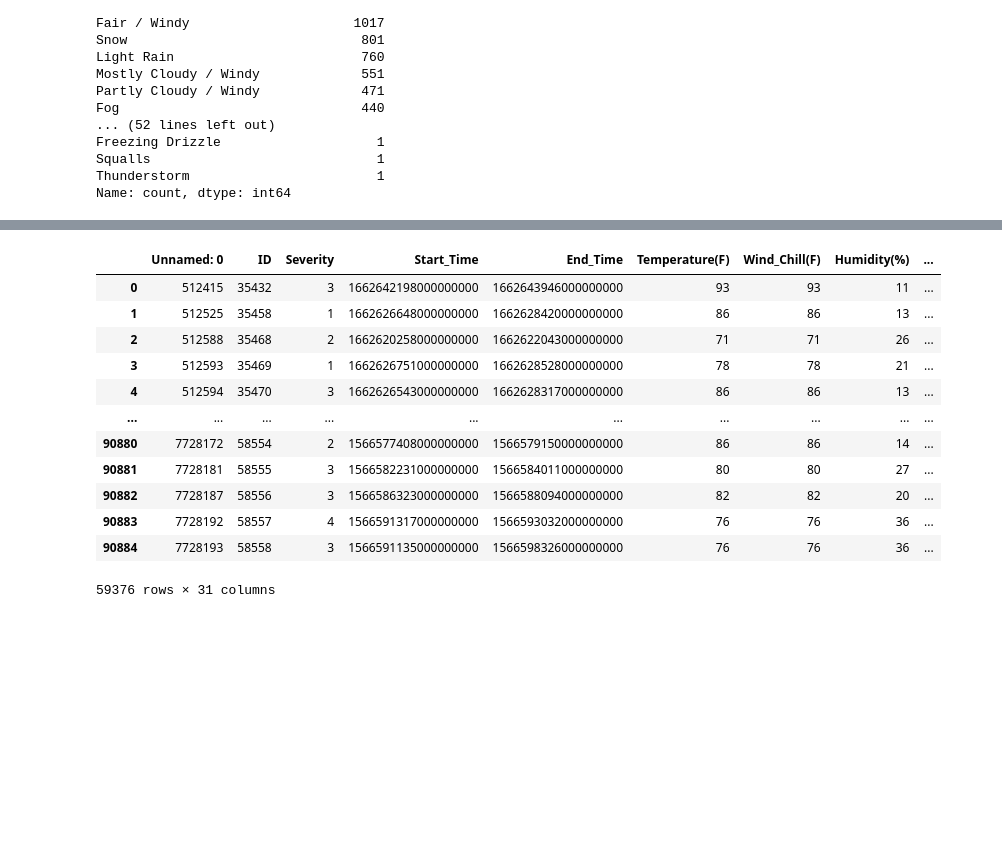
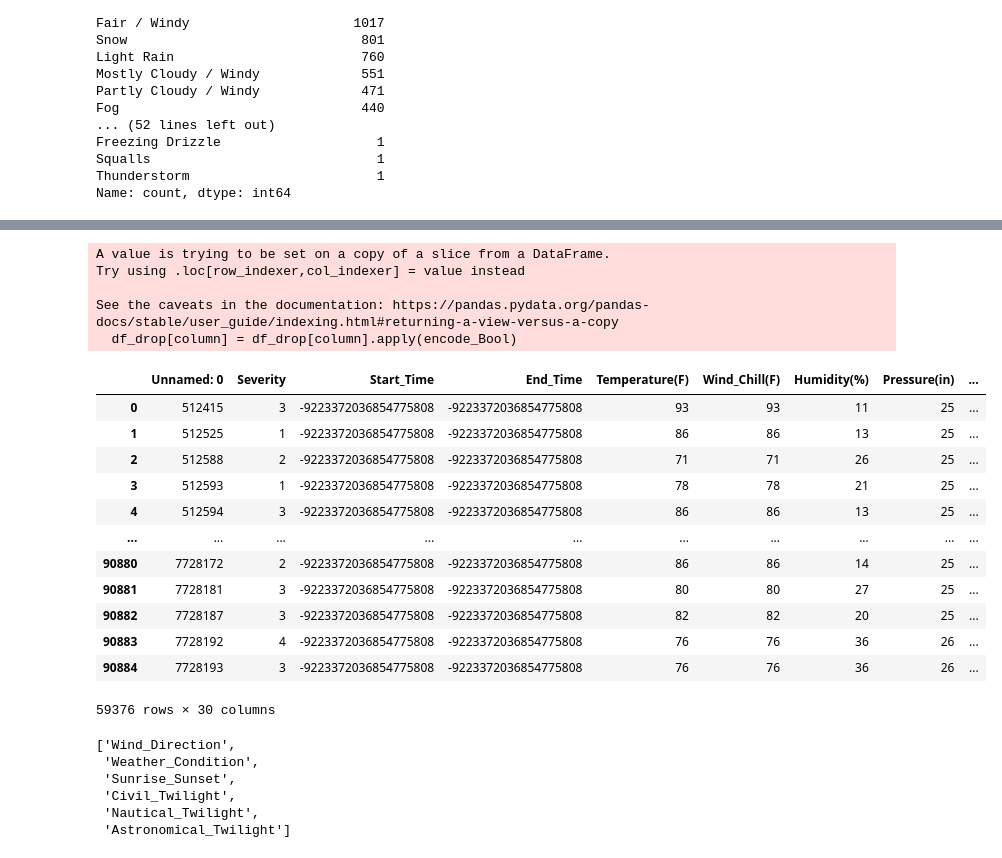
Before and after one commit to aVa7889/Traffic_Accident, a Jupyter notebook: CO_Accident.ipynb, the cells around one changed output, grey strips where cells are left out. Drawn from its saved outputs; the diff is of its cells as text; code cells hidden in the pictures; blank space fills up the shorter version.

```diff
--- a/CO_Accident.ipynb
+++ b/CO_Accident.ipynb
@@ -95,6 +79,0 @@ memory usage: 9.7+ MB
-# %%
-le = LabelEncoder()
-df_drop['ID'] = le.fit_transform(df_drop['ID'])
-df_drop.set_index('ID')
-
-df_drop.info()
@@ -132,0 +98,3 @@ df_drop.head()
+# %%
+df_drop['Start_Time'] = pd.to_numeric(df_drop['Start_Time'], errors='coerce')
+df_drop['Start_Time'].dtypes
@@ -143,0 +114,3 @@ df_drop.head()
+# %%
+df_drop['End_Time'] = pd.to_numeric(df_drop['End_Time'], errors='coerce')
+df_drop['End_Time'].dtypes
@@ -531,0 +441,6 @@ Name: count, dtype: int64
+# %%
+df_drop['Weather_Condition'] = df_drop['Weather_Condition'].apply(lambda x: re.sub(r'[^a-zA-Z\s]','',str(x)))
+df_drop['Weather_Condition'] = df_drop['Weather_Condition'].str.replace(" ", "")
+
+pd.options.display.max_rows=100
+df_drop['Weather_Condition'].value_counts()
@@ -538,32 +593,52 @@ for column in df_drop.columns:
 # %%
 # Encoding the Bump column using a custom function
 
 def encode_Bool(column):
     """
-    This function encodes marital status by setting yes as 1 and no as 0.
+    This function encodes by setting yes as 1 and no as 0.
     """
     if column == "True":
         return 1
     else:
         return 0
 
 # Call the encode_Bump function
 for column in new_list:
     df_drop[column] = df_drop[column].apply(encode_Bool)
 
 # Review the DataFrame
+
 df_drop
 # %% [output]
+A value is trying to be set on a copy of a slice from a DataFrame.
+Try using .loc[row_indexer,col_indexer] = value instead
+
+See the caveats in the documentation: https://pandas.pydata.org/pandas-docs/stable/user_guide/indexing.html#returning-a-view-versus-a-copy
+  df_drop[column] = df_drop[column].apply(encode_Bool)
-|  | Unnamed: 0 | ID | Severity | Start_Time | End_Time | Temperature(F) | Wind_Chill(F) | Humidity(%) | ... |
-| 0 | 512415 | 35432 | 3 | 1662642198000000000 | 1662643946000000000 | 93 | 93 | 11 | ... |
-| 1 | 512525 | 35458 | 1 | 1662626648000000000 | 1662628420000000000 | 86 | 86 | 13 | ... |
-| 2 | 512588 | 35468 | 2 | 1662620258000000000 | 1662622043000000000 | 71 | 71 | 26 | ... |
-| 3 | 512593 | 35469 | 1 | 1662626751000000000 | 1662628528000000000 | 78 | 78 | 21 | ... |
-| 4 | 512594 | 35470 | 3 | 1662626543000000000 | 1662628317000000000 | 86 | 86 | 13 | ... |
+|  | Unnamed: 0 | Severity | Start_Time | End_Time | Temperature(F) | Wind_Chill(F) | Humidity(%) | Pressure(in) | ... |
+| 0 | 512415 | 3 | -9223372036854775808 | -9223372036854775808 | 93 | 93 | 11 | 25 | ... |
+| 1 | 512525 | 1 | -9223372036854775808 | -9223372036854775808 | 86 | 86 | 13 | 25 | ... |
+| 2 | 512588 | 2 | -9223372036854775808 | -9223372036854775808 | 71 | 71 | 26 | 25 | ... |
+| 3 | 512593 | 1 | -9223372036854775808 | -9223372036854775808 | 78 | 78 | 21 | 25 | ... |
+| 4 | 512594 | 3 | -9223372036854775808 | -9223372036854775808 | 86 | 86 | 13 | 25 | ... |
 | ... | ... | ... | ... | ... | ... | ... | ... | ... | ... |
-| 90880 | 7728172 | 58554 | 2 | 1566577408000000000 | 1566579150000000000 | 86 | 86 | 14 | ... |
-| 90881 | 7728181 | 58555 | 3 | 1566582231000000000 | 1566584011000000000 | 80 | 80 | 27 | ... |
-| 90882 | 7728187 | 58556 | 3 | 1566586323000000000 | 1566588094000000000 | 82 | 82 | 20 | ... |
-| 90883 | 7728192 | 58557 | 4 | 1566591317000000000 | 1566593032000000000 | 76 | 76 | 36 | ... |
-| 90884 | 7728193 | 58558 | 3 | 1566591135000000000 | 1566598326000000000 | 76 | 76 | 36 | ... |
+| 90880 | 7728172 | 2 | -9223372036854775808 | -9223372036854775808 | 86 | 86 | 14 | 25 | ... |
+| 90881 | 7728181 | 3 | -9223372036854775808 | -9223372036854775808 | 80 | 80 | 27 | 25 | ... |
+| 90882 | 7728187 | 3 | -9223372036854775808 | -9223372036854775808 | 82 | 82 | 20 | 25 | ... |
+| 90883 | 7728192 | 4 | -9223372036854775808 | -9223372036854775808 | 76 | 76 | 36 | 26 | ... |
+| 90884 | 7728193 | 3 | -9223372036854775808 | -9223372036854775808 | 76 | 76 | 36 | 26 | ... |
-59376 rows × 31 columns
+59376 rows × 30 columns
+# %%
+Day_list = []
+
+for column in df_drop.columns:
+    if df_drop[column].dtypes == "object":
+        Day_list.append(column)
+Day_list
+# %% [output]
+['Wind_Direction',
+ 'Weather_Condition',
+ 'Sunrise_Sunset',
+ 'Civil_Twilight',
+ 'Nautical_Twilight',
+ 'Astronomical_Twilight']
```
Also changed, not shown: parts of 43 cells of this notebook, 1 other file.
